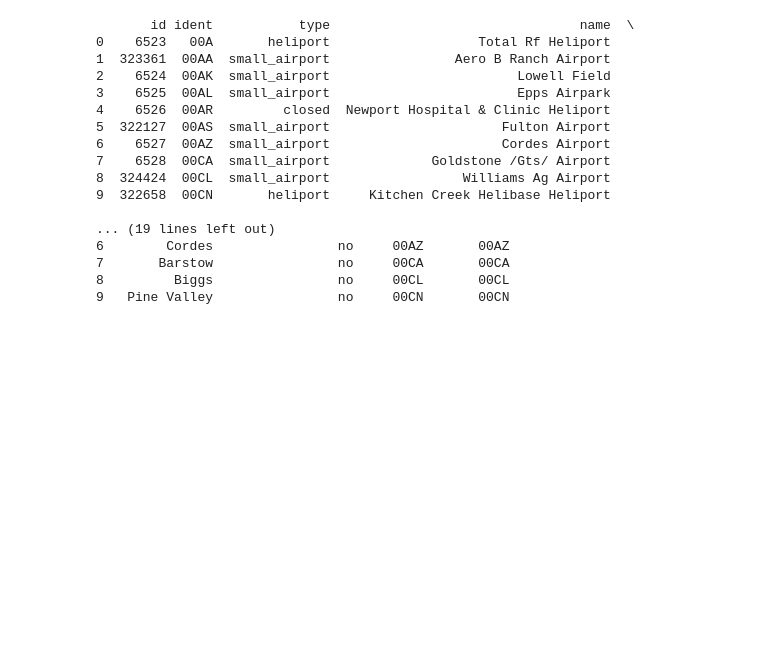
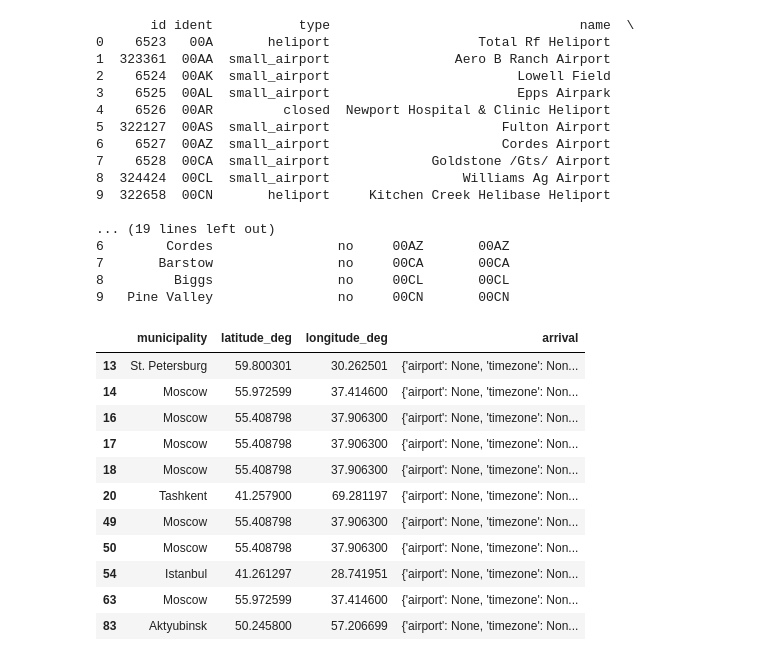
Before and after one commit to RollieTheLynx/Problems_VScode, a Jupyter notebook: UWKD/UWKD.ipynb, the cells around one changed output. Drawn from its saved outputs; the diff is of its cells as text; code cells hidden in the pictures; blank space fills up the shorter version.

```diff
--- a/UWKD/UWKD.ipynb
+++ b/UWKD/UWKD.ipynb
@@ -76,11 +77,25 @@ print(airports.head(10))
 8         Biggs                no     00CL       00CL
 9   Pine Valley                no     00CN       00CN
 # %%
-df = pd.read_excel('UWKD flights.xlsx', sheet_name='Sheet1')
+# df = pd.read_excel('UWKD flights.xlsx', sheet_name='Sheet1')
 df = pd.merge(df, airports, how='left', left_on=['departure_icao'], right_on=['ident'])
 # %%
 uwkd_coords = 55.606201171875, 49.278701782227
 df_markers = df.loc[df['flight_status'] == 'active', ['municipality', 'latitude_deg', 'longitude_deg', 'arrival']].dropna(axis=0)
+df_markers
+# %% [output]
+|  | municipality | latitude_deg | longitude_deg | arrival |
+| 13 | St. Petersburg | 59.800301 | 30.262501 | {'airport': None, 'timezone': Non... |
+| 14 | Moscow | 55.972599 | 37.414600 | {'airport': None, 'timezone': Non... |
+| 16 | Moscow | 55.408798 | 37.906300 | {'airport': None, 'timezone': Non... |
+| 17 | Moscow | 55.408798 | 37.906300 | {'airport': None, 'timezone': Non... |
+| 18 | Moscow | 55.408798 | 37.906300 | {'airport': None, 'timezone': Non... |
+| 20 | Tashkent | 41.257900 | 69.281197 | {'airport': None, 'timezone': Non... |
+| 49 | Moscow | 55.408798 | 37.906300 | {'airport': None, 'timezone': Non... |
+| 50 | Moscow | 55.408798 | 37.906300 | {'airport': None, 'timezone': Non... |
+| 54 | Istanbul | 41.261297 | 28.741951 | {'airport': None, 'timezone': Non... |
+| 63 | Moscow | 55.972599 | 37.414600 | {'airport': None, 'timezone': Non... |
+| 83 | Aktyubinsk | 50.245800 | 57.206699 | {'airport': None, 'timezone': Non... |
 # %%
 map = folium.Map(location=uwkd_coords, zoom_start=4)
 folium.Marker(location=uwkd_coords, popup='Kazan').add_to(map)
```
Also changed, not shown: parts of 3 cells of this notebook.
